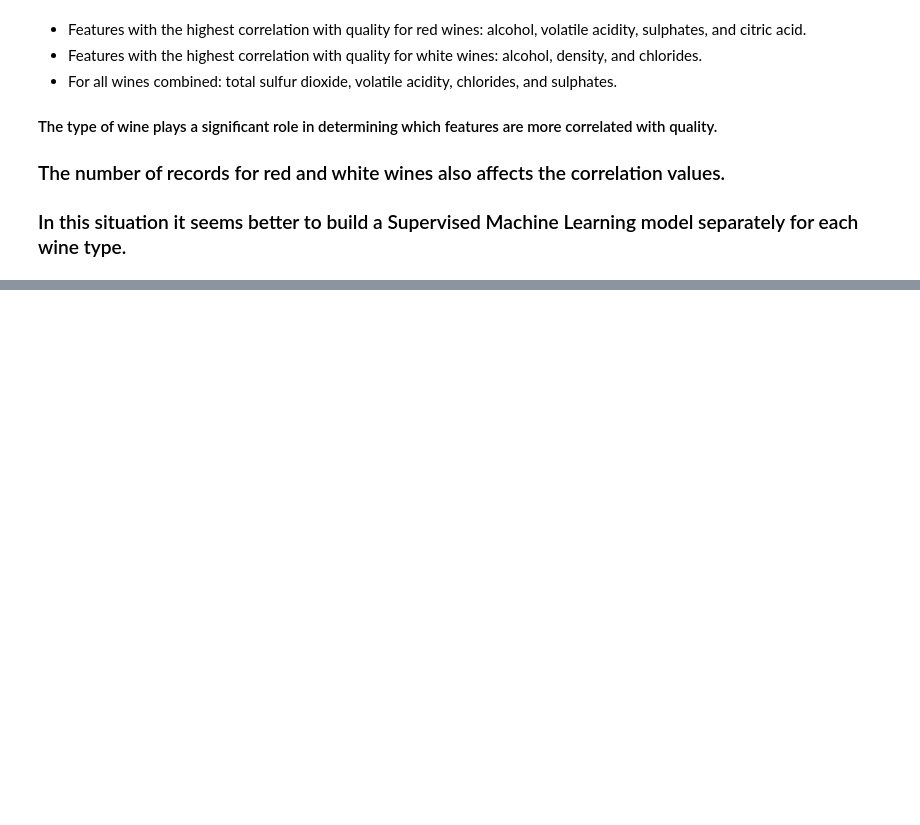
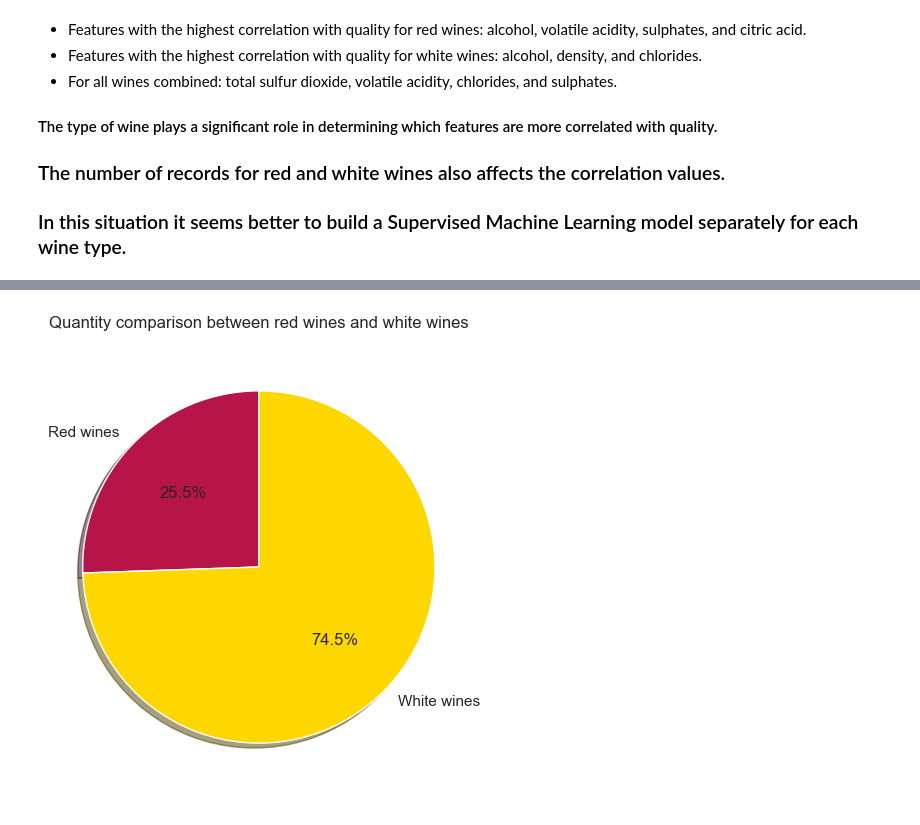
Before and after one commit to airsahin/Wine-Quality, a Jupyter notebook: WineQuality.ipynb, the cells around one changed output, grey strips where cells are left out. Cells and saved outputs as stored; diff of their text form; code cells hidden in the pictures; blank space fills up the shorter version.

```diff
--- a/WineQuality.ipynb
+++ b/WineQuality.ipynb
@@ -630,0 +683,21 @@ df_wines.to_csv('all_wine_data.csv', index=False)
+# %%
+colors = ['#b71449', '#ffd700']
+labels = ['Red wines' , 'White wines']
+
+df_wines.groupby('type').size().plot(kind='pie',
+                            figsize=(5, 6),
+                            autopct='%1.1f%%', # add in percentages
+                            startangle=90,     # start angle 90°
+                            shadow=True,       # add shadow
+                            colors = colors,
+                            labels = labels    # labeling via list
+
+                            )
+
+plt.title('Quantity comparison between red wines and white wines')
+plt.axis('equal') # Sets the pie chart to look like a circle.
+
+
+plt.show()
+# %% [output]
+[figure, added]
```
Also changed, not shown: parts of 11 cells of this notebook, 3 other files.
